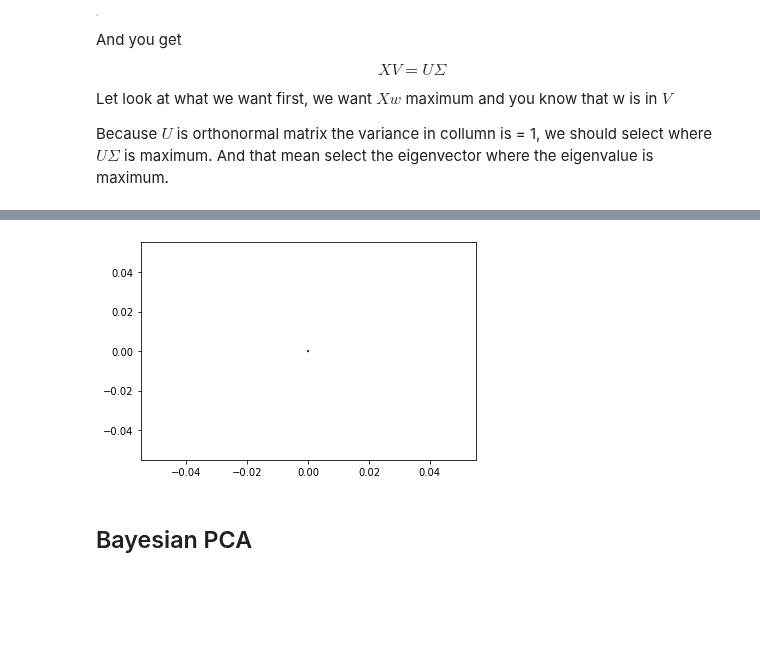
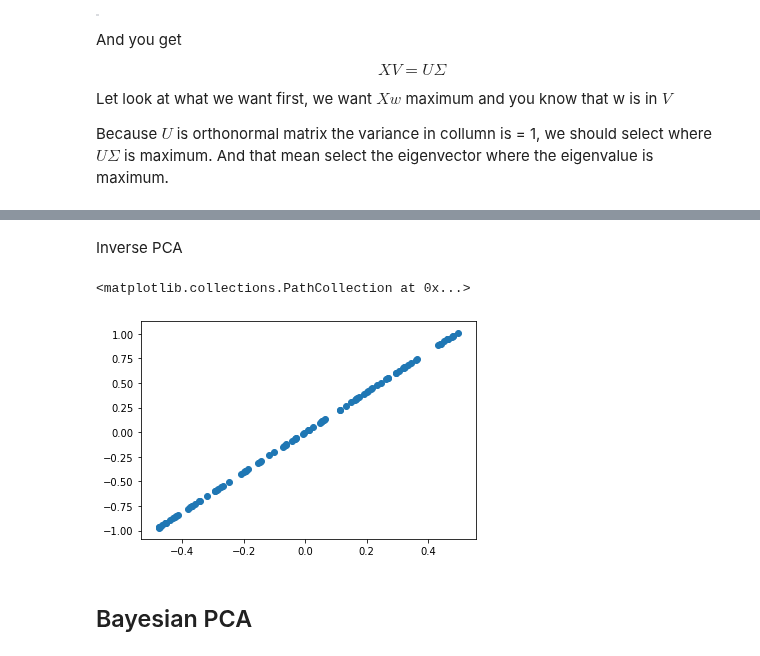
Before and after one commit to 44REAM/AI_mahidol, a Jupyter notebook: week2.ipynb, the cells around one changed output, grey strips where cells are left out. Saved outputs shown, nothing was run; the diff lists cells and outputs as text; code cells hidden in the pictures; blank space fills up the shorter version.

```diff
--- a/week2.ipynb
+++ b/week2.ipynb
@@ -152,0 +155,11 @@ plt.show()
+# %%
+dataset_norm = dataset- dataset.mean(axis = 0)
+
+x = dataset_norm.T[0]
+y = dataset_norm.T[1]
+
+
+plt.xlabel('Feature 1')
+plt.ylabel('Feature 2')
+plt.scatter(x,y)
+plt.show()
@@ -153,10 +168,17 @@ plt.show()
+# %% [markdown]
+Inverse PCA
 # %%
-cov = dataset.T.dot(dataset)
+cov = dataset_norm.T.dot(dataset_norm)
 eig_value, eig_vector = np.linalg.eigh(cov)
 
 max_eig_vector = eig_vector[-1].reshape((2,1))
-origin = [0], [0];
-plt.quiver(*origin, max_eig_vector.reshape((2)), color=['r'], scale=100)
-plt.show()
+
+after_pca = dataset_norm.dot(max_eig_vector)
+inv_pca = after_pca.dot(max_eig_vector.T)
+
+plot_inv_pca = inv_pca.T
+
+plt.scatter(plot_inv_pca[0], plot_inv_pca[1])
 # %% [output]
+<matplotlib.collections.PathCollection at 0x...>
-[figure, old version]
+[figure, new version]
```
Also changed, not shown: parts of 4 cells of this notebook.
